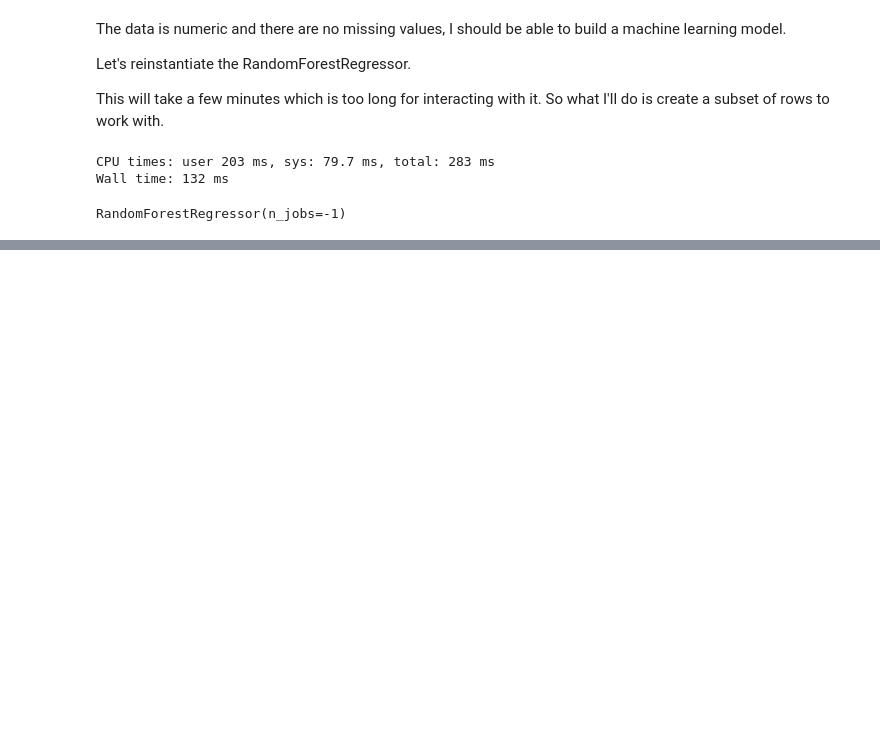
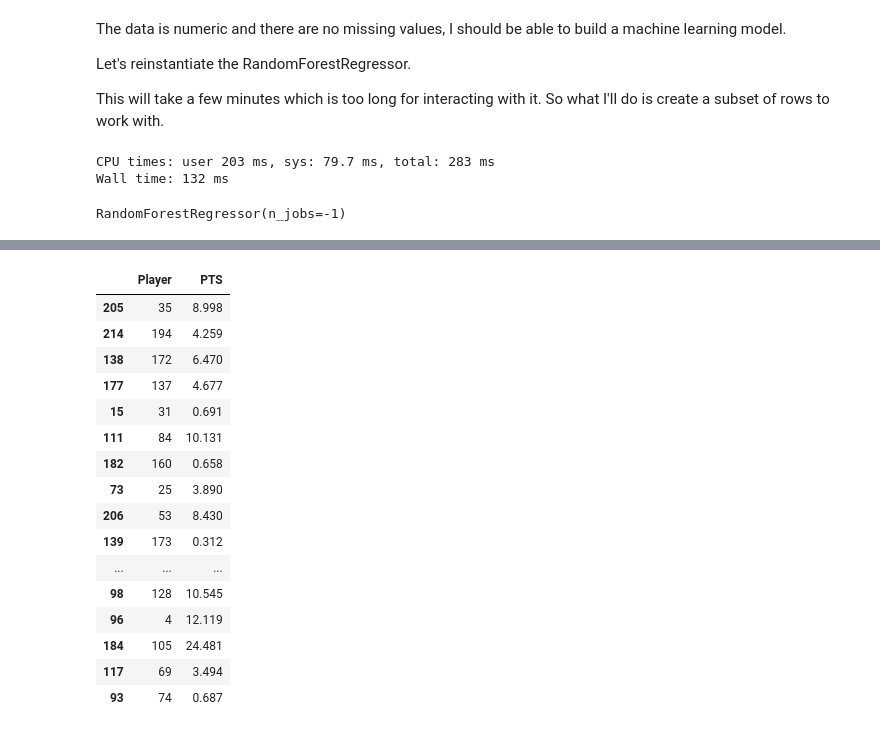
Before and after one commit to Hei-Chunhei/NBA_Players_Scoring_Prediction_Regression, a Jupyter notebook: NBA_Scoring_Prediction_Playoff.ipynb, the cells around one changed output, grey strips where cells are left out. Cells and saved outputs as stored; diff of their text form; code cells hidden in the pictures; blank space fills up the shorter version.

```diff
--- a/NBA_Scoring_Prediction_Playoff.ipynb
+++ b/NBA_Scoring_Prediction_Playoff.ipynb
@@ -427,0 +532,3 @@ RandomForestRegressor(n_jobs=-1)
+# %%
+# Make predictions on the test dataset using the best model
+test_preds = model.predict(X_test)
@@ -427,0 +548,24 @@ RandomForestRegressor(n_jobs=-1)
+# %%
+# Create DataFrame compatible with Kaggle submission requirements
+df_preds = pd.DataFrame()
+df_preds["Player"] = X_test["Player"]
+df_preds["PTS"] = test_preds
+df_preds
+# %% [output]
+|  | Player | PTS |
+| 205 | 35 | 8.998 |
+| 214 | 194 | 4.259 |
+| 138 | 172 | 6.470 |
+| 177 | 137 | 4.677 |
+| 15 | 31 | 0.691 |
+| 111 | 84 | 10.131 |
+| 182 | 160 | 0.658 |
+| 73 | 25 | 3.890 |
+| 206 | 53 | 8.430 |
+| 139 | 173 | 0.312 |
+| ... | ... | ... |
+| 98 | 128 | 10.545 |
+| 96 | 4 | 12.119 |
+| 184 | 105 | 24.481 |
+| 117 | 69 | 3.494 |
+| 93 | 74 | 0.687 |
```
Also changed, not shown: parts of 22 cells of this notebook, 2 other files.
